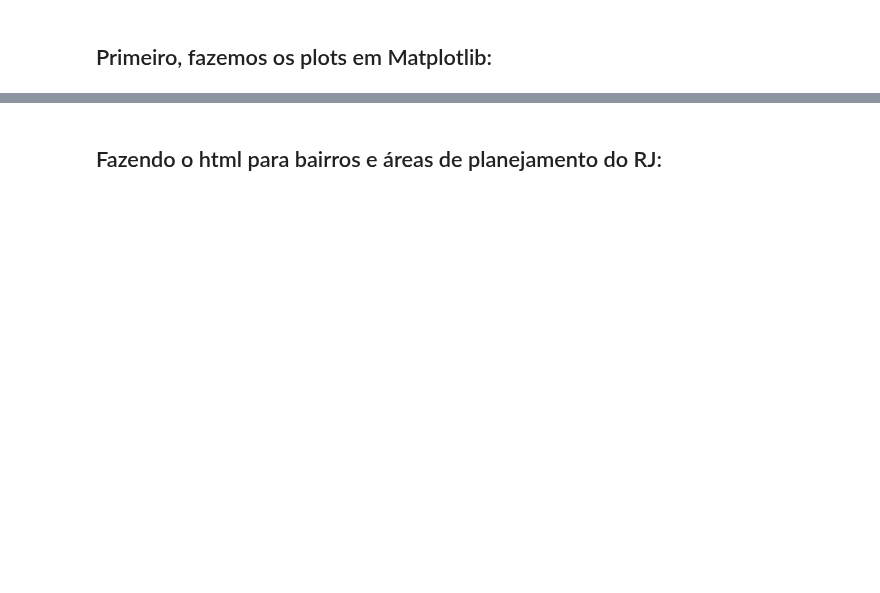
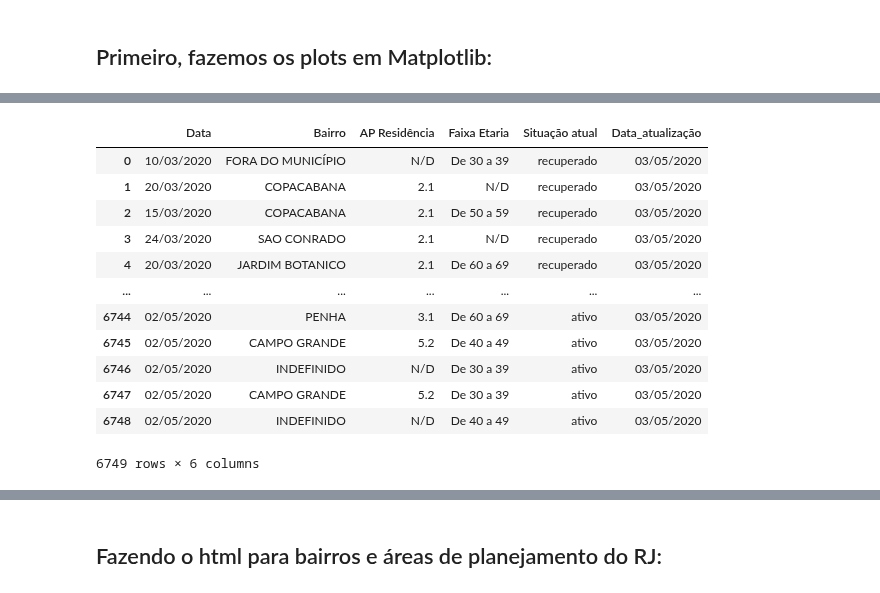
Before and after one commit to Modelagem-Covid-19-RJ/covid19, a Jupyter notebook: modelos/RJ/compartimental/geo_plot/Geo_plot_Bairros_RJ.ipynb, the cells around one changed output, grey strips where cells are left out. Drawn from its saved outputs; the diff is of its cells as text; code cells hidden in the pictures; blank space fills up the shorter version.

```diff
--- a/modelos/RJ/compartimental/geo_plot/Geo_plot_Bairros_RJ.ipynb
+++ b/modelos/RJ/compartimental/geo_plot/Geo_plot_Bairros_RJ.ipynb
@@ -29,2 +58,18 @@ dados_covid_rj.drop(columns = ['Data_atualização'], inplace = True)
 # %%
-dados_covid_rj = read_data(dados_covid_rj, fonte = 'prefeitura')
+df = read_data(dados_covid_rj, fonte = 'prefeitura')
+# %%
+df
+# %% [output]
+|  | Data | Bairro | AP Residência | Faixa Etaria | Situação atual | Data_atualização |
+| 0 | 10/03/2020 | FORA DO MUNICÍPIO | N/D | De 30 a 39 | recuperado | 03/05/2020 |
+| 1 | 20/03/2020 | COPACABANA | 2.1 | N/D | recuperado | 03/05/2020 |
+| 2 | 15/03/2020 | COPACABANA | 2.1 | De 50 a 59 | recuperado | 03/05/2020 |
+| 3 | 24/03/2020 | SAO CONRADO | 2.1 | N/D | recuperado | 03/05/2020 |
+| 4 | 20/03/2020 | JARDIM BOTANICO | 2.1 | De 60 a 69 | recuperado | 03/05/2020 |
+| ... | ... | ... | ... | ... | ... | ... |
+| 6744 | 02/05/2020 | PENHA | 3.1 | De 60 a 69 | ativo | 03/05/2020 |
+| 6745 | 02/05/2020 | CAMPO GRANDE | 5.2 | De 40 a 49 | ativo | 03/05/2020 |
+| 6746 | 02/05/2020 | INDEFINIDO | N/D | De 30 a 39 | ativo | 03/05/2020 |
+| 6747 | 02/05/2020 | CAMPO GRANDE | 5.2 | De 30 a 39 | ativo | 03/05/2020 |
+| 6748 | 02/05/2020 | INDEFINIDO | N/D | De 40 a 49 | ativo | 03/05/2020 |
+6749 rows × 6 columns
```
Also changed, not shown: parts of 29 cells of this notebook, 6 other files.
